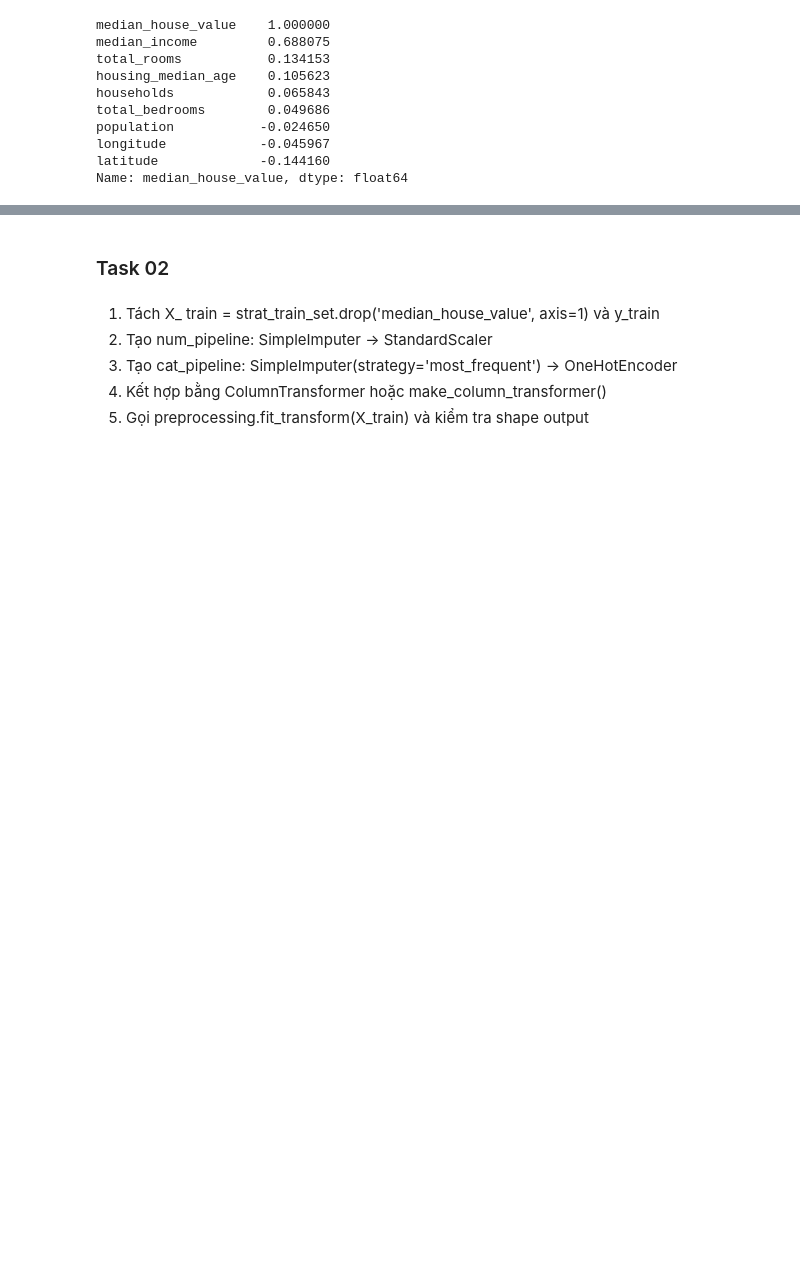
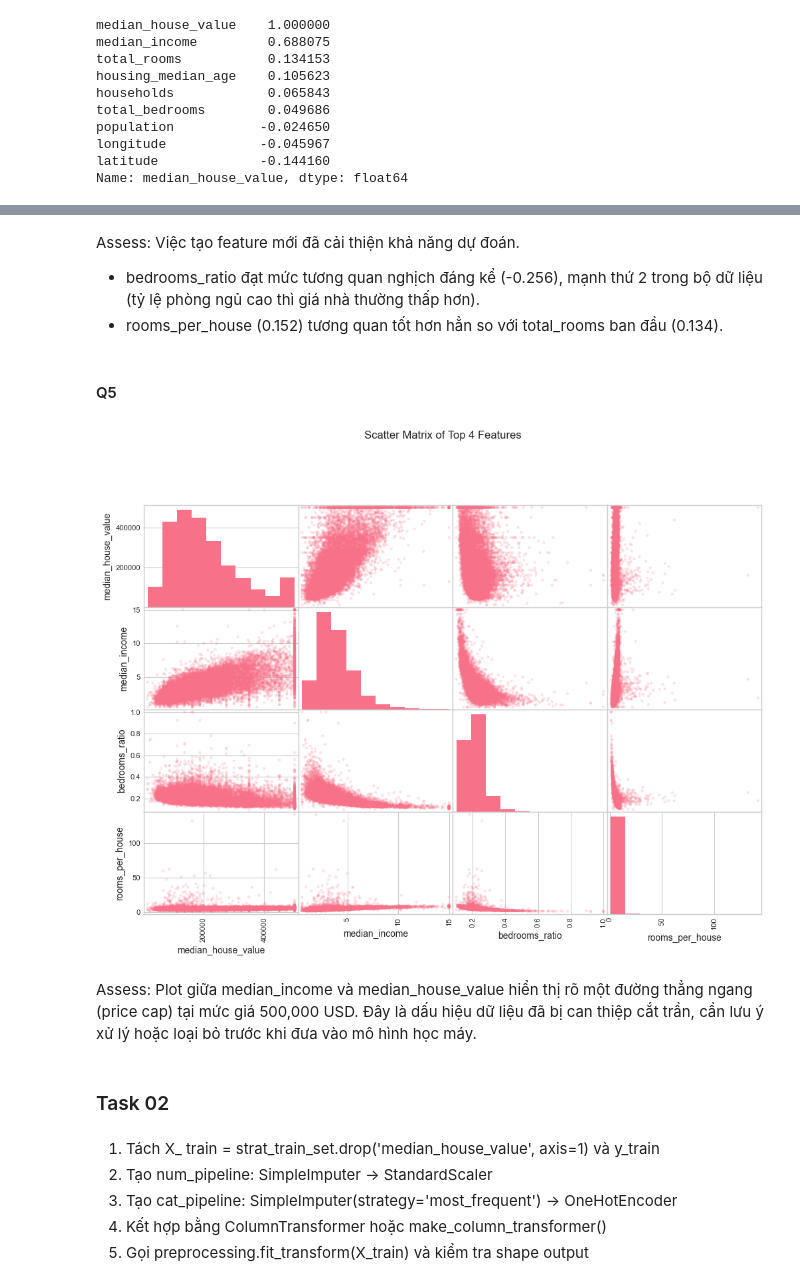
Before and after one commit to HieuXiao/ml-data-handling-viz, a Jupyter notebook: MachineL/ML_04/house_price.ipynb, the cells around one changed output, grey strips where cells are left out. Saved outputs shown, nothing was run; the diff lists cells and outputs as text; code cells hidden in the pictures; blank space fills up the shorter version.

```diff
--- a/MachineL/ML_04/house_price.ipynb
+++ b/MachineL/ML_04/house_price.ipynb
@@ -180,0 +237,5 @@ Name: median_house_value, dtype: float64
+# %%
+# Tính lại correlation - Đánh giá sự cải thiện
+corr_matrix_new = housing.corr(numeric_only=True)
+target_corr_new = corr_matrix_new['median_house_value'].sort_values(ascending=False)
+print(target_corr_new)
@@ -181,3 +256,24 @@ Name: median_house_value, dtype: float64
+# %% [markdown]
+Assess:
+Việc tạo feature mới đã cải thiện khả năng dự đoán.
+- bedrooms_ratio đạt mức tương quan nghịch đáng kể (-0.256), mạnh thứ 2 trong bộ dữ liệu (tỷ lệ phòng ngủ cao thì giá nhà thường thấp hơn).
+- rooms_per_house (0.152) tương quan tốt hơn hẳn so với total_rooms ban đầu (0.134).
+# %% [markdown]
+#### Q5
+# %%
+# Dùng scatter_matrix vẽ top 4 features
+# Lấy tên 4 features có giá trị tương quan tuyệt đối (absolute) cao nhất
+top_4_features = target_corr_new.abs().sort_values(ascending=False).index[:4].tolist()
+
+# Vẽ Scatter Matrix
+scatter_matrix(housing[top_4_features], figsize=(12, 8), alpha=0.2)
+plt.suptitle('Scatter Matrix of Top 4 Features', y=1.02)
+plt.show()
+# %% [output]
+[figure, added]
+# %% [markdown]
+Assess:
+Plot giữa median_income và median_house_value hiển thị rõ một đường thẳng ngang (price cap) tại mức giá 500,000 USD. Đây là dấu hiệu dữ liệu đã bị can thiệp cắt trần, cần lưu ý xử lý hoặc loại bỏ trước khi đưa vào mô hình học máy.
 # %% [markdown]
 ### Task 02
 # %% [markdown]
```
Also changed, not shown: parts of 12 cells of this notebook, 5 other files.
